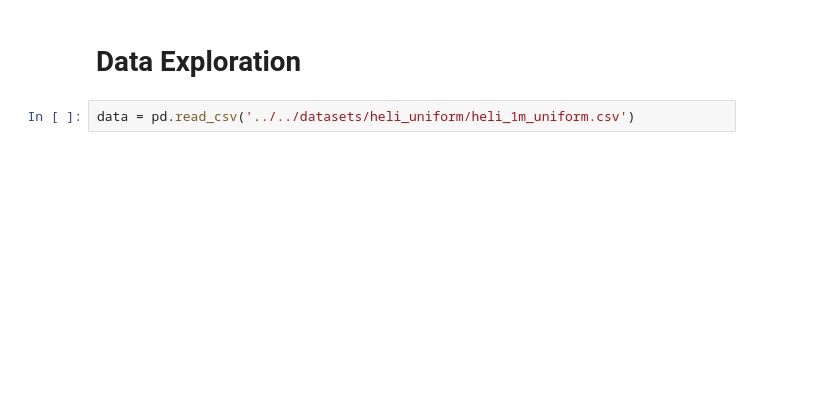
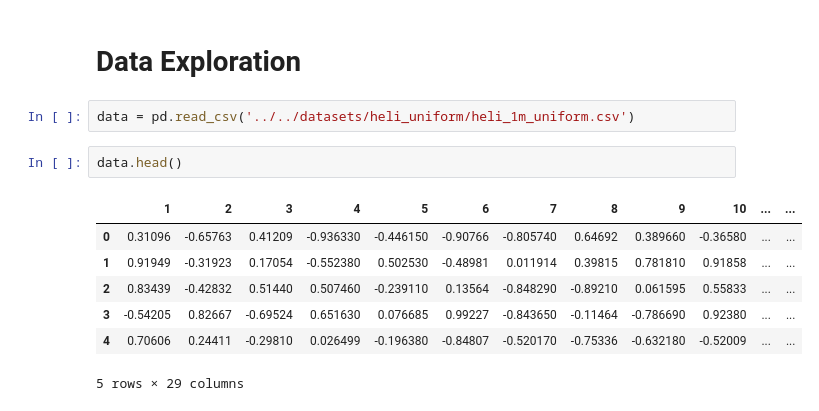
Before and after one commit to moduIo/Neural-State-Classification, a Jupyter notebook: models/helicopter_dnn/dnn.ipynb, the cells around one changed output. Drawn from its saved outputs; the diff is of its cells as text; blank space fills up the shorter version.

```diff
--- a/models/helicopter_dnn/dnn.ipynb
+++ b/models/helicopter_dnn/dnn.ipynb
@@ -5,6 +11,16 @@ import pandas as pd
 # Data Exploration
 # %%
 data = pd.read_csv('../../datasets/heli_uniform/heli_1m_uniform.csv')
+# %%
+data.head()
+# %% [output]
+|  | 1 | 2 | 3 | 4 | 5 | 6 | 7 | 8 | 9 | 10 | ... | ... |
+| 0 | 0.31096 | -0.65763 | 0.41209 | -0.936330 | -0.446150 | -0.90766 | -0.805740 | 0.64692 | 0.389660 | -0.36580 | ... | ... |
+| 1 | 0.91949 | -0.31923 | 0.17054 | -0.552380 | 0.502530 | -0.48981 | 0.011914 | 0.39815 | 0.781810 | 0.91858 | ... | ... |
+| 2 | 0.83439 | -0.42832 | 0.51440 | 0.507460 | -0.239110 | 0.13564 | -0.848290 | -0.89210 | 0.061595 | 0.55833 | ... | ... |
+| 3 | -0.54205 | 0.82667 | -0.69524 | 0.651630 | 0.076685 | 0.99227 | -0.843650 | -0.11464 | -0.786690 | 0.92380 | ... | ... |
+| 4 | 0.70606 | 0.24411 | -0.29810 | 0.026499 | -0.196380 | -0.84807 | -0.520170 | -0.75336 | -0.632180 | -0.52009 | ... | ... |
+5 rows × 29 columns
 # %%
 data.hist(grid=False, figsize=(15,40), layout=(10,3), bins=100, sharex=True)
 # %% [output]
```
Also changed, not shown: parts of 11 cells of this notebook, 3 other files.
